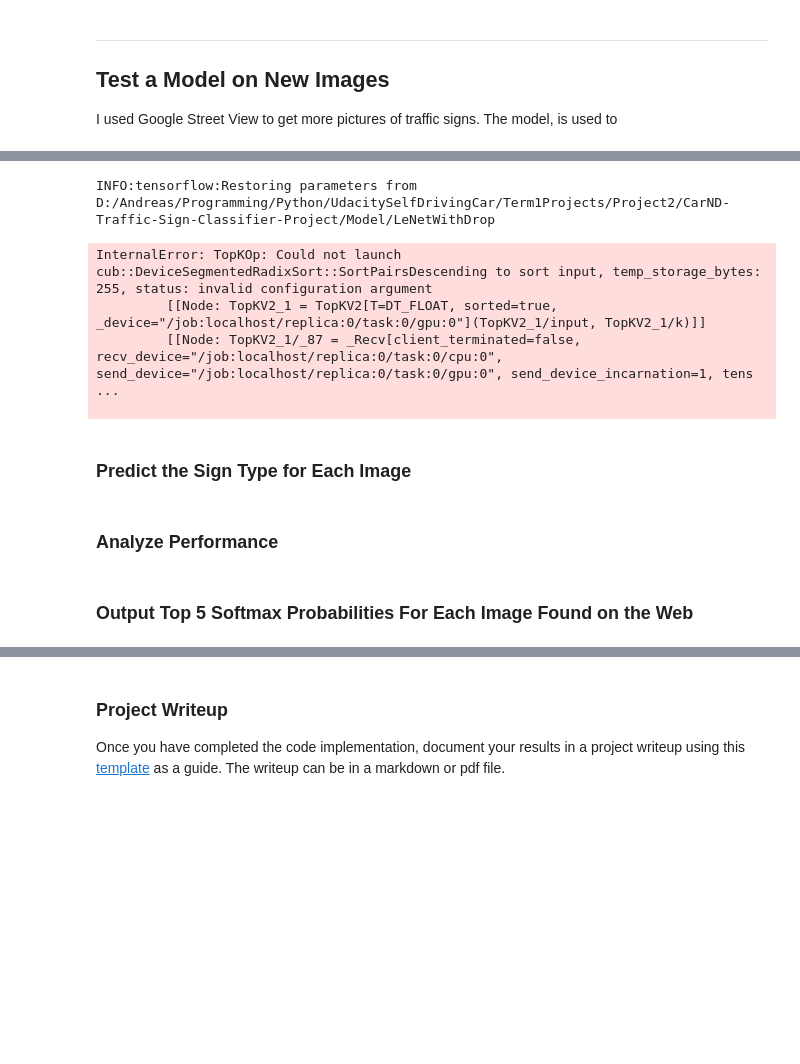
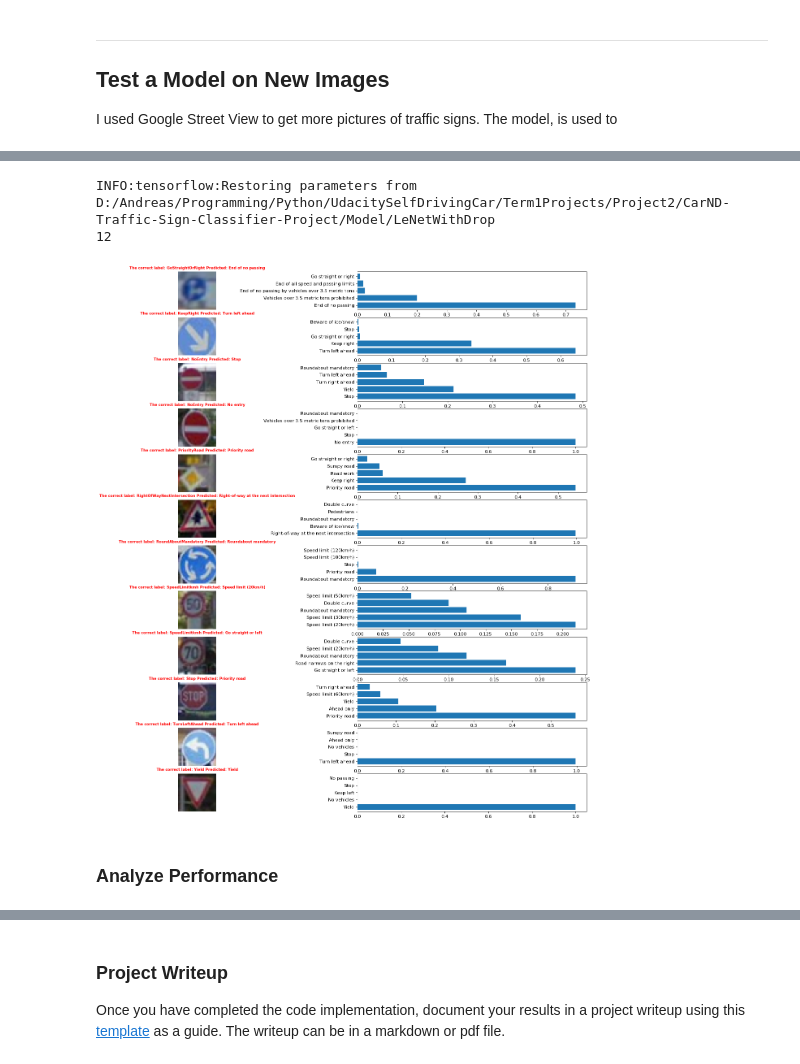
Before and after one commit to Schwarf/CarND-Traffic-Sign-Classifier-Project, a Jupyter notebook: My_Traffic_Sign_Classifier.ipynb, the cells around one changed output, grey strips where cells are left out. Cells and saved outputs as stored; diff of their text form; code cells hidden in the pictures; blank space fills up the shorter version.

```diff
--- a/My_Traffic_Sign_Classifier.ipynb
+++ b/My_Traffic_Sign_Classifier.ipynb
@@ -37,7 +37,8 @@ from dask.array.chunk import keepdims_wrapper
 trainingFile = "D:/Andreas/Programming/Python/UdacitySelfDrivingCar/Term1Projects/Project2/Dataset/traffic-signs-data/train.p"
 validationFile = "D:/Andreas/Programming/Python/UdacitySelfDrivingCar/Term1Projects/Project2/Dataset/traffic-signs-data/valid.p"
 testingFile = "D:/Andreas/Programming/Python/UdacitySelfDrivingCar/Term1Projects/Project2/Dataset/traffic-signs-data/test.p"
-
+modelFile = 'D:/Andreas/Programming/Python/UdacitySelfDrivingCar/Term1Projects/Project2/CarND-Traffic-Sign-Classifier-Project/Model/LeNetWithDrop'
+newImagesFiles = "D:/Andreas/Programming/Python/UdacitySelfDrivingCar/Term1Projects/Project2/CarND-Traffic-Sign-Classifier-Project/SampleSigns/*.png"
 signNamesFile = "D:/Andreas/Programming/Python/UdacitySelfDrivingCar/Term1Projects/Project2/CarND-Traffic-Sign-Classifier-Project/signnames.csv"
 
 def ReadData(file):
@@ -669,7 +670,7 @@ with tf.Session() as sess:
 
         formerValidationAccuracy, maximumValidationAccuracy = AccuracyAnalysis(epoch, currentTrainingAccuracy, currentValidationAccuracy, formerValidationAccuracy, maximumValidationAccuracy)
 
-    saver.save(sess, './Model/LeNetWithDrop')
+    saver.save(sess, modelFile)
     print("Model saved")
 # %% [output]
 Training...
@@ -692,7 +693,7 @@ Model saved
 # %%
 #Run testing
 with tf.Session() as sess:
-    saver.restore(sess, 'D:/Andreas/Programming/Python/UdacitySelfDrivingCar/Term1Projects/Project2/CarND-Traffic-Sign-Classifier-Project/Model/LeNetWithDrop')
+    saver.restore(sess, modelFile)
     test_accuracy = evaluate(featuresTesting, labelsTesting)
     print("Accuracy for testing = {:.5f}".format(test_accuracy))
 # %% [output]
@@ -717,8 +720,9 @@ def PredictTestImages(features, session):
 
 
 def ApplyModelToSampleImages(session):
-    sampleImageFiles = [path for path in glob.glob("./Project2/CarND-Traffic-Sign-Classifier-Project/SampleSigns/*.png")]
+    sampleImageFiles = [path for path in glob.glob(newImagesFiles)]
     imageCount = len(sampleImageFiles)
+    print (imageCount)
     sampleImages = np.uint8(np.zeros((imageCount,32,32,3)))
     #saver.restore(session, './Project2/CarND-Traffic-Sign-Classifier-Project/Model/LeNetWithDrop')
 
@@ -730,37 +734,33 @@ def ApplyModelToSampleImages(session):
                 labelNames[int(row[0])] = row[1]
 
     for index, imageFile in enumerate(sampleImageFiles):
         image=cv2.imread(imageFile)
         image = cv2.cvtColor(image, cv2.COLOR_BGR2RGB)
         sampleImages[index] = image
 #        plt.subplot(3, 2, 1+index)
 #        plt.imshow(image)
 #        plt.tight_layout()
 #        plt.title(index, fontsize = 8)
     predictions, top5Probabilities = PredictTestImages(sampleImages, session)
     plt.figure(figsize=(20, 22), dpi=80)
     for i in range(imageCount):
         plt.subplot(imageCount, 2, 2*i+1)
         plt.imshow(sampleImages[i])
         title = sampleImageFiles[i].split('\\')[-1].split('.')[0]
         title = ''.join([char for char in title if not char.isdigit()])
         title = "The correct label: " + title + " Predicted: " + labelNames[predictions[i]]
         plt.title(title, color ='red', weight = 'bold', fontsize = 8)
         plt.axis('off')
         plt.subplot(imageCount, 2, 2*i+2)
         plt.barh(np.arange(1, 6, 1), top5Probabilities.values[i, :])
         labs=[labelNames[j] for j in top5Probabilities.indices[i]]
         plt.yticks(np.arange(1, 6, 1), labs)
     plt.show()
 
 with tf.Session() as sess:
-    saver.restore(sess, 'D:/Andreas/Programming/Python/UdacitySelfDrivingCar/Term1Projects/Project2/CarND-Traffic-Sign-Classifier-Project/Model/LeNetWithDrop')
+    saver.restore(sess, modelFile)
     ApplyModelToSampleImages(sess)
 # %% [output]
 INFO:tensorflow:Restoring parameters from D:/Andreas/Programming/Python/UdacitySelfDrivingCar/Term1Projects/Project2/CarND-Traffic-Sign-Classifier-Project/Model/LeNetWithDrop
+12
-InternalError: TopKOp: Could not launch cub::DeviceSegmentedRadixSort::SortPairsDescending to sort input, temp_storage_bytes: 255, status: invalid configuration argument
-         [[Node: TopKV2_1 = TopKV2[T=DT_FLOAT, sorted=true, _device="/job:localhost/replica:0/task:0/gpu:0"](TopKV2_1/input, TopKV2_1/k)]]
-         [[Node: TopKV2_1/_87 = _Recv[client_terminated=false, recv_device="/job:localhost/replica:0/task:0/cpu:0", send_device="/job:localhost/replica:0/task:0/gpu:0", send_device_incarnation=1, tens ...
-
+[figure, added]
-# %% [markdown]
-### Predict the Sign Type for Each Image
@@ -776,2 +768,0 @@ InternalError: TopKOp: Could not launch cub::DeviceSegmentedRadixSort::SortPairs
-# %% [markdown]
-### Output Top 5 Softmax Probabilities For Each Image Found on the Web
```
Also changed, not shown: parts of 9 cells of this notebook, 6 other files.
